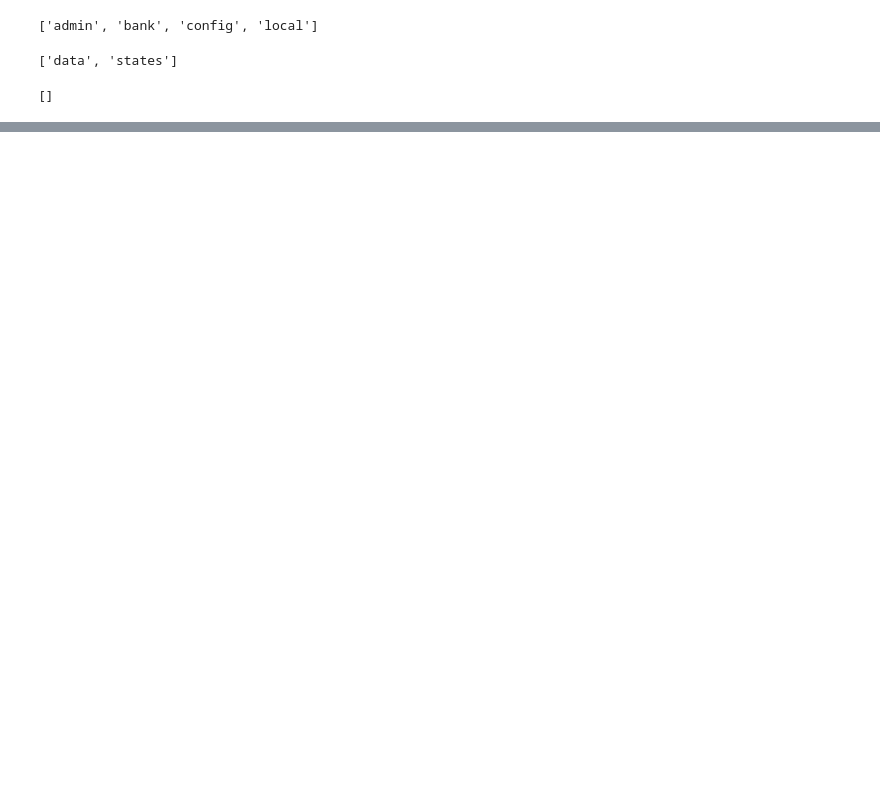
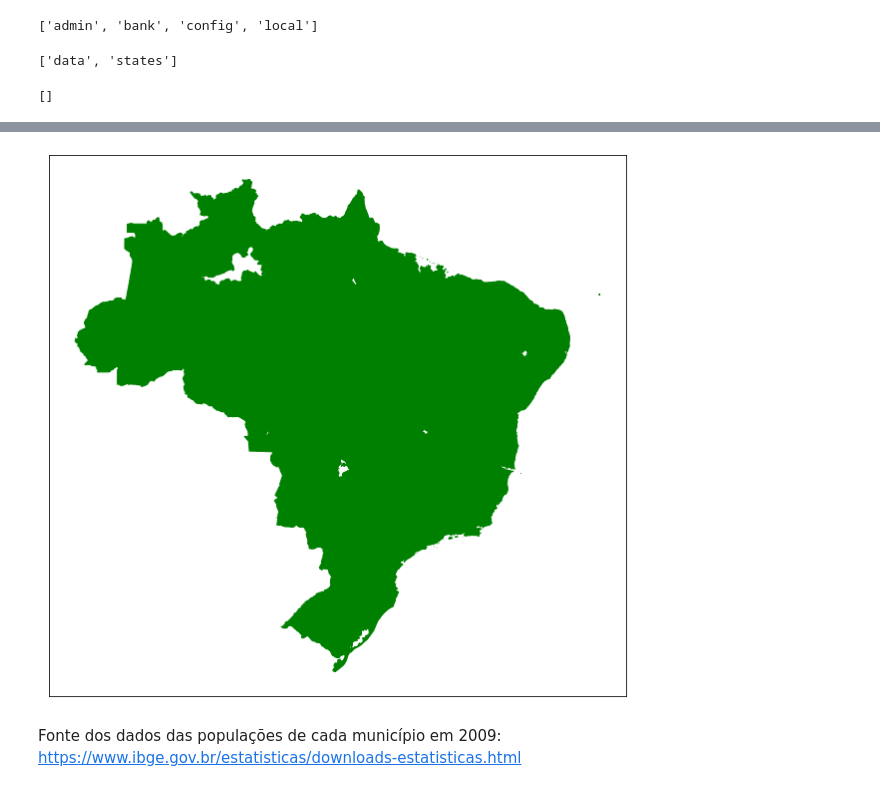
Before and after one commit to Perez-Amanda/Banco_de_Dados-A2, a Jupyter notebook: migrations.ipynb, the cells around one changed output, grey strips where cells are left out. Saved outputs shown, nothing was run; the diff lists cells and outputs as text; code cells hidden in the pictures; blank space fills up the shorter version.

```diff
--- a/migrations.ipynb
+++ b/migrations.ipynb
@@ -66,0 +237,7 @@ for i in range(len(data['features'])):
+# %%
+cor = 'green'
+plot_map(cor)
+# %% [output]
+[figure, added]
+# %% [markdown]
+Fonte dos dados das populações de cada município em 2009: <https://www.ibge.gov.br/estatisticas/downloads-estatisticas.html>
```
Also changed, not shown: parts of 28 cells of this notebook, 5 other files.
